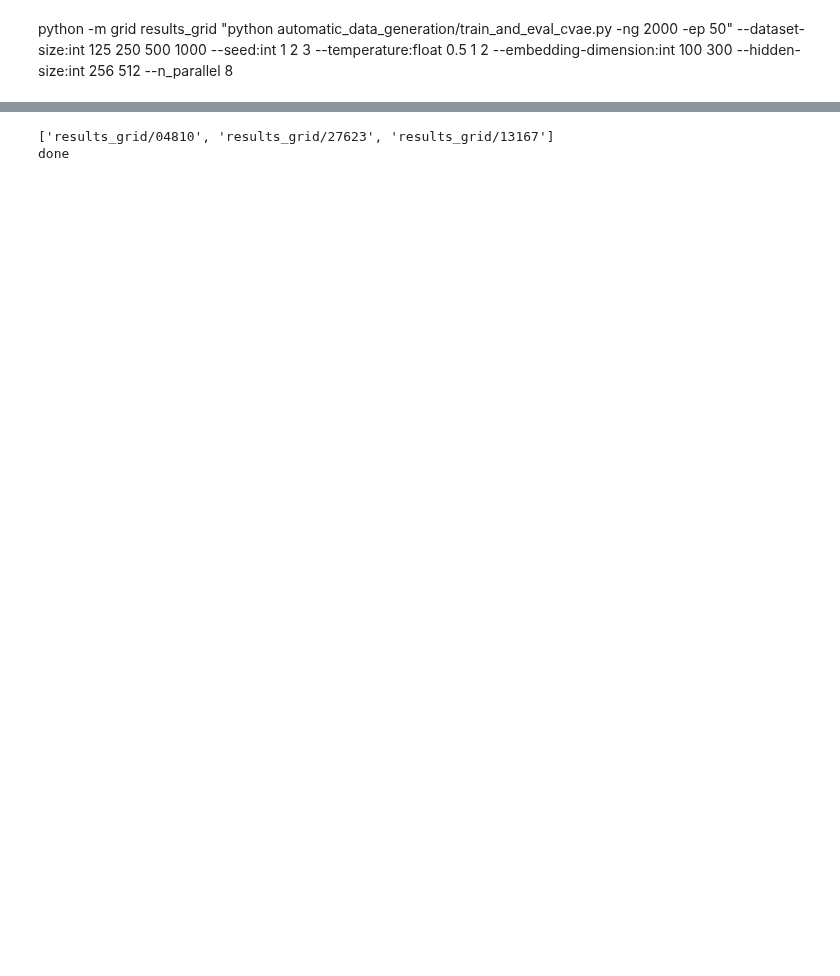
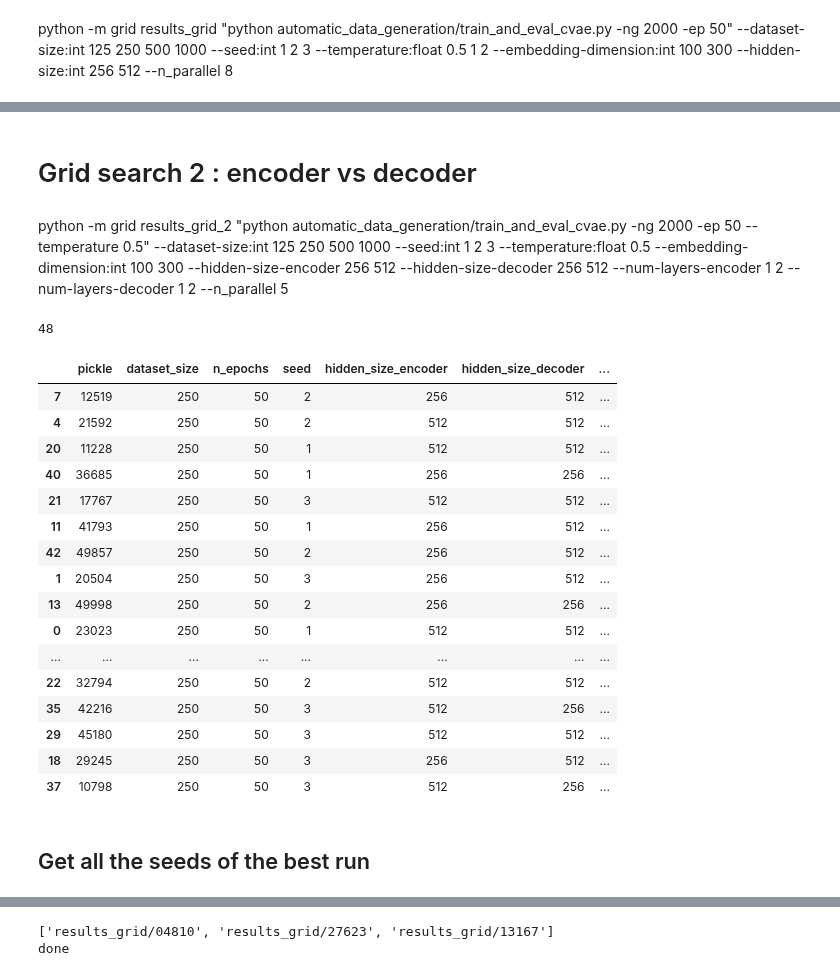
Before and after one commit to sonos/automatic-data-generation, a Jupyter notebook: automatic_data_generation/grid-search.ipynb, the cells around one changed output, grey strips where cells are left out. Saved outputs shown, nothing was run; the diff lists cells and outputs as text; code cells hidden in the pictures; blank space fills up the shorter version.

```diff
--- a/automatic_data_generation/grid-search.ipynb
+++ b/automatic_data_generation/grid-search.ipynb
@@ -76,3 +80,60 @@ df.head(100)
+# %% [markdown]
+# Grid search 2 : encoder vs decoder
+# %% [markdown]
+python -m grid results_grid_2 "python automatic_data_generation/train_and_eval_cvae.py -ng 2000 -ep 50 --temperature 0.5" --dataset-size:int 125 250 500 1000 --seed:int 1 2 3 --temperature:float 0.5 --embedding-dimension:int 100 300 --hidden-size-encoder 256 512 --hidden-size-decoder 256 512 --num-layers-encoder 1 2 --num-layers-decoder 1 2 --n_parallel 5
+# %%
+from pathlib import Path
+import shutil
+results_dir = 'results_grid_2'
+runs = []
+
+for filename in os.listdir(results_dir):
+    filepath = Path(results_dir)/Path(filename)
+    if filename.endswith('.pkl'):
+        runs.append(torch.load(filepath))
+
+runs = [run for run in runs if (run['args']['dataset_size']==250)]
+
+data = {}
+for arg_name in runs[0]['args'].keys():
+    data[arg_name] = [run['args'][arg_name] for run in runs]
+data['pickle']   = np.array([run['args']['pickle'].split('/')[-1].rstrip('.pkl') for run in runs])
+
+data['bleu_quality']   = np.array([run['delexicalised_metrics']['bleu_scores']['quality']['avg'] for run in runs])
+data['bleu_diversity'] = np.array([run['delexicalised_metrics']['bleu_scores']['diversity']['avg'] for run in runs])
+data['accuracy']       = np.array([run['delexicalised_metrics']['intent_accuracy']['avg'] for run in runs])
+data['originality']       = np.array([run['delexicalised_metrics']['originality']['avg'] for run in runs])
+data['transfer']   = np.array([run['delexicalised_metrics']['transfer']['metric']['avg'] for run in runs])
+
+data['metric'] = data['accuracy']**10 * data['originality'] #* data['bleu_quality']
+
+df = pd.DataFrame(data, columns=['pickle', 'dataset_size', 'n_epochs', 'seed', #'x1', 'x2', 'k1', 'k2',
+                                 'hidden_size_encoder', 'hidden_size_decoder', 'num_layers_encoder', 'num_layers_decoder',
+                                 'bleu_quality', 'bleu_diversity', 'accuracy', 'originality', 'transfer', 'metric'])
+df = df.sort_values(by = 'metric', ascending=False)
+print(len(runs))
+df.head(1000)
+# %% [output]
+48
+|  | pickle | dataset_size | n_epochs | seed | hidden_size_encoder | hidden_size_decoder | ... |
+| 7 | 12519 | 250 | 50 | 2 | 256 | 512 | ... |
+| 4 | 21592 | 250 | 50 | 2 | 512 | 512 | ... |
+| 20 | 11228 | 250 | 50 | 1 | 512 | 512 | ... |
+| 40 | 36685 | 250 | 50 | 1 | 256 | 256 | ... |
+| 21 | 17767 | 250 | 50 | 3 | 512 | 512 | ... |
+| 11 | 41793 | 250 | 50 | 1 | 256 | 512 | ... |
+| 42 | 49857 | 250 | 50 | 2 | 256 | 512 | ... |
+| 1 | 20504 | 250 | 50 | 3 | 256 | 512 | ... |
+| 13 | 49998 | 250 | 50 | 2 | 256 | 256 | ... |
+| 0 | 23023 | 250 | 50 | 1 | 512 | 512 | ... |
+| ... | ... | ... | ... | ... | ... | ... | ... |
+| 22 | 32794 | 250 | 50 | 2 | 512 | 512 | ... |
+| 35 | 42216 | 250 | 50 | 3 | 512 | 256 | ... |
+| 29 | 45180 | 250 | 50 | 3 | 512 | 512 | ... |
+| 18 | 29245 | 250 | 50 | 3 | 256 | 512 | ... |
+| 37 | 10798 | 250 | 50 | 3 | 512 | 256 | ... |
+# %% [markdown]
+## Get all the seeds of the best run
 # %%
 irun = np.argmax(data['metric'])
 print(irun)
```
Also changed, not shown: parts of 9 cells of this notebook, 4 other files.
